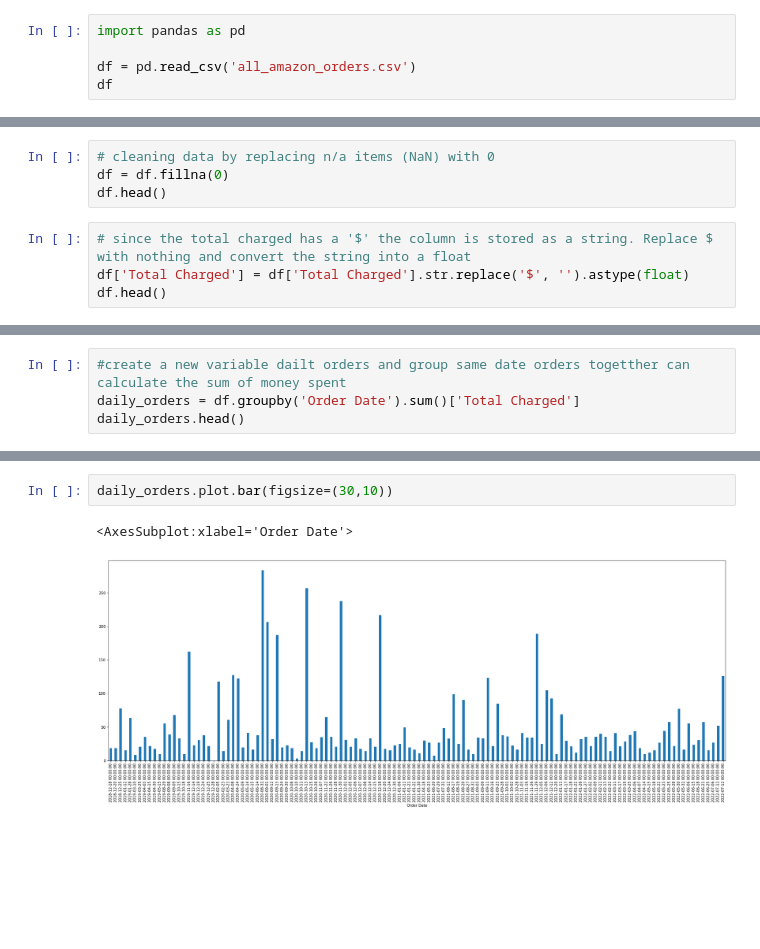
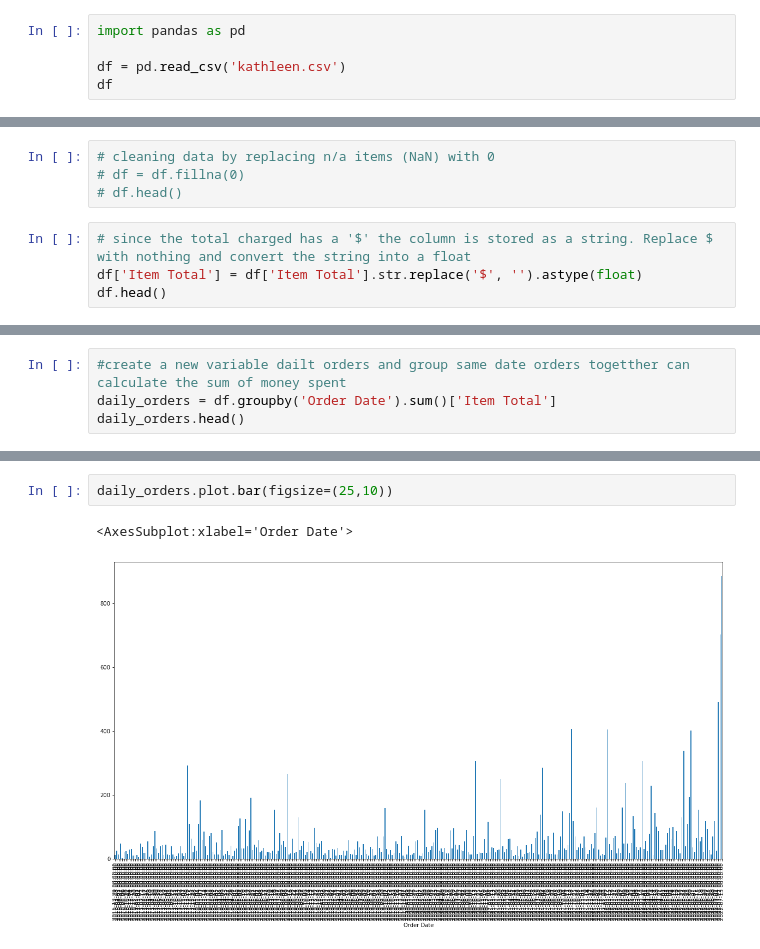
Before and after one commit to KYU102/PythonExcel, a Jupyter notebook: amazonOrders/amazonOrders.ipynb, the cells around one changed output, grey strips where cells are left out. Drawn from its saved outputs; the diff is of its cells as text; blank space fills up the shorter version.

Commit message:
updated code to use kathleen data set

```diff
--- a/amazonOrders/amazonOrders.ipynb
+++ b/amazonOrders/amazonOrders.ipynb
@@ -1,5 +1,5 @@
 # %%
 import pandas as pd
 
-df = pd.read_csv('all_amazon_orders.csv')
+df = pd.read_csv('kathleen.csv')
 df
@@ -6,8 +20,8 @@ df
 # %%
 # cleaning data by replacing n/a items (NaN) with 0
-df = df.fillna(0)
-df.head()
+# df = df.fillna(0)
+# df.head()
 # %%
 # since the total charged has a '$' the column is stored as a string. Replace $ with nothing and convert the string into a float
-df['Total Charged'] = df['Total Charged'].str.replace('$', '').astype(float)
+df['Item Total'] = df['Item Total'].str.replace('$', '').astype(float)
 df.head()
@@ -29,4 +70,4 @@ df.plot.bar(x='Order Date', y='Total Charged', rot=90, figsize=(60,10))
 # %%
 #create a new variable dailt orders and group same date orders togetther can calculate the sum of money spent
-daily_orders = df.groupby('Order Date').sum()['Total Charged']
+daily_orders = df.groupby('Order Date').sum()['Item Total']
 daily_orders.head()
@@ -33,5 +82,5 @@ daily_orders.head()
 # %%
-daily_orders.plot.bar(figsize=(30,10))
+daily_orders.plot.bar(figsize=(25,10))
 # %% [output]
 <AxesSubplot:xlabel='Order Date'>
-[figure, old version]
+[figure, new version]
```
Also changed, not shown: parts of 9 cells of this notebook, 1 other file.
